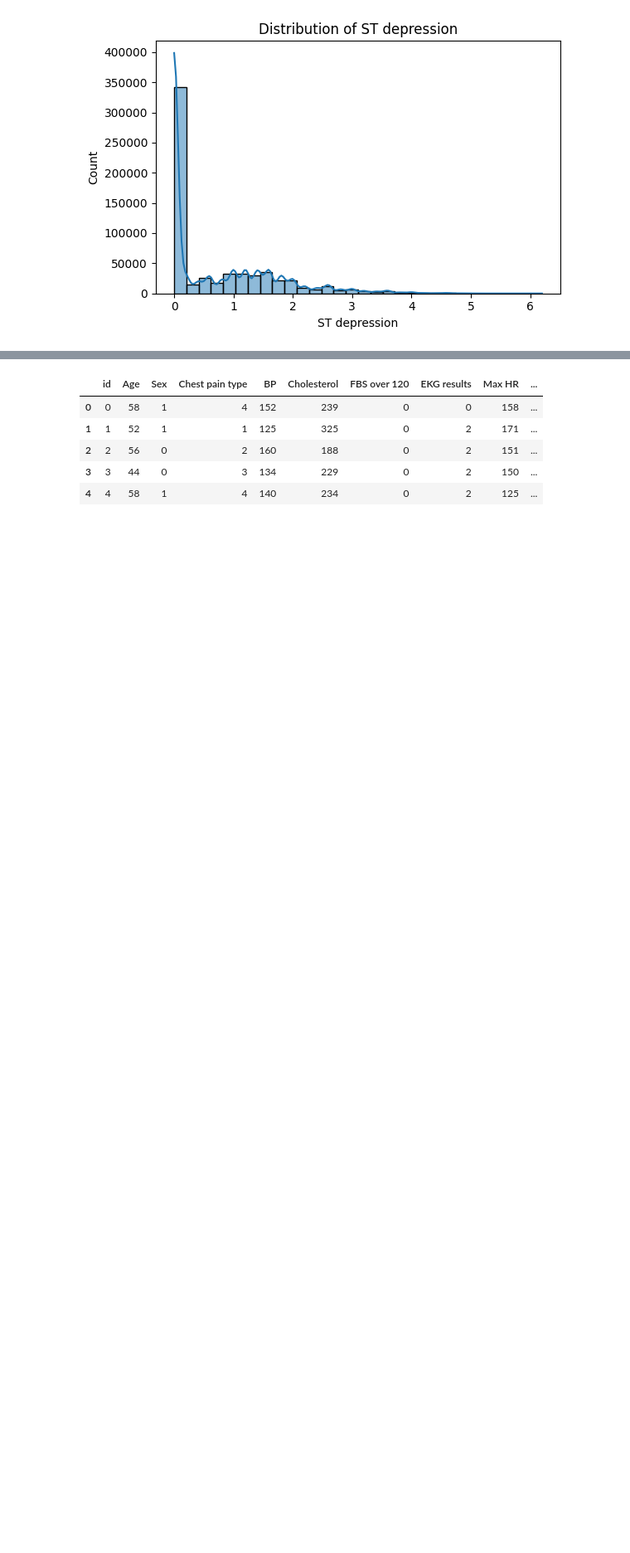
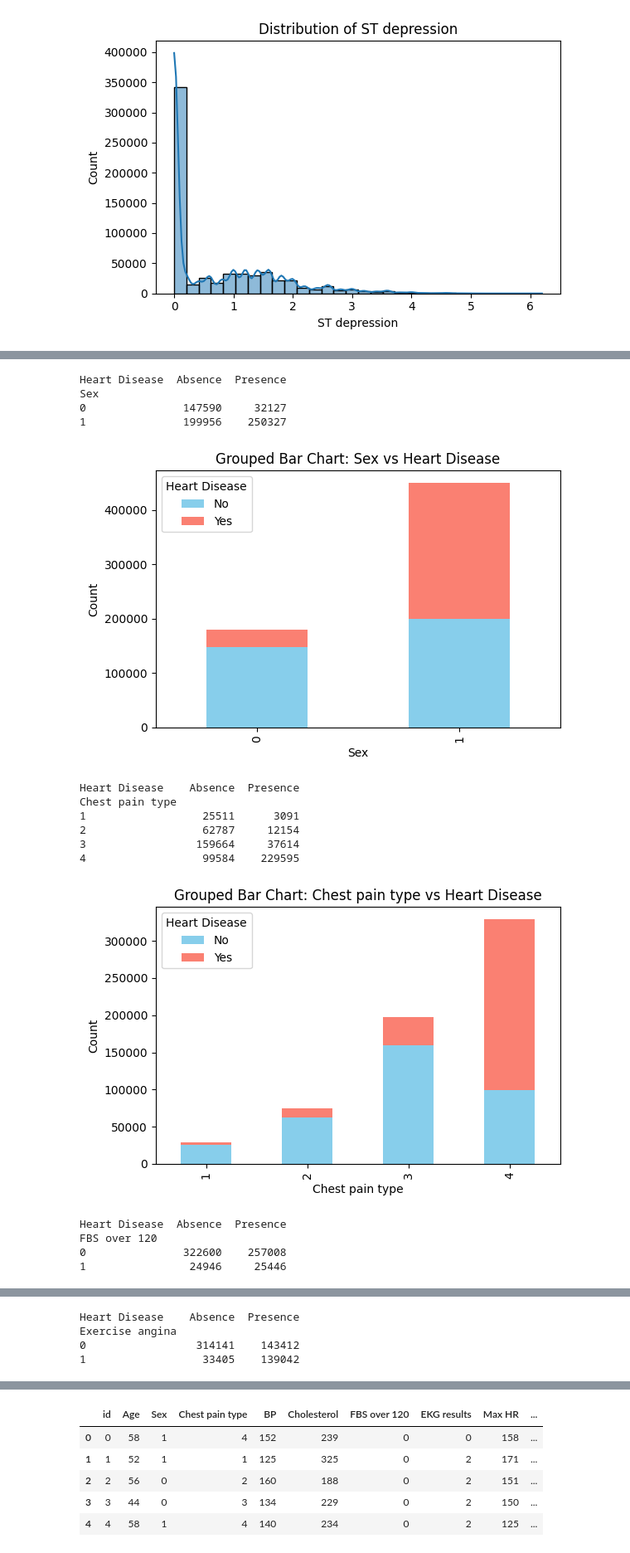
Before and after one commit to Darknight47/Kaggle-Playgrounds, a Jupyter notebook: Heart Disease/Notebooks/data_understanding.ipynb, the cells around one changed output, grey strips where cells are left out. Shown at 83% size. Drawn from its saved outputs; the diff is of its cells as text; code cells hidden in the pictures; blank space fills up the shorter version.

```diff
--- a/Heart Disease/Notebooks/data_understanding.ipynb
+++ b/Heart Disease/Notebooks/data_understanding.ipynb
@@ -175,0 +199,28 @@ Name: count, dtype: int64
+# %%
+for cat in categorical_features:
+    counts = df.groupby([cat, 'Heart Disease']).size().unstack()
+    print(counts)
+    counts.plot(kind='bar', stacked=True, figsize=(6,4), color=['skyblue', 'salmon'])
+    plt.title(f"Grouped Bar Chart: {cat} vs Heart Disease")
+    plt.ylabel("Count")
+    plt.xlabel(cat)
+    plt.legend(title="Heart Disease", labels=["No", "Yes"])
+    plt.tight_layout()
+    plt.show()
+# %% [output]
+Heart Disease  Absence  Presence
+Sex
+0               147590     32127
+1               199956    250327
+[figure, added]
+Heart Disease    Absence  Presence
+Chest pain type
+1                  25511      3091
+2                  62787     12154
+3                 159664     37614
+4                  99584    229595
+[figure, added]
+Heart Disease  Absence  Presence
+FBS over 120
+0               322600    257008
+1                24946     25446
@@ -175,0 +234,4 @@ Name: count, dtype: int64
+Heart Disease    Absence  Presence
+Exercise angina
+0                 314141    143412
+1                  33405    139042
```
Also changed, not shown: parts of 5 cells of this notebook.
